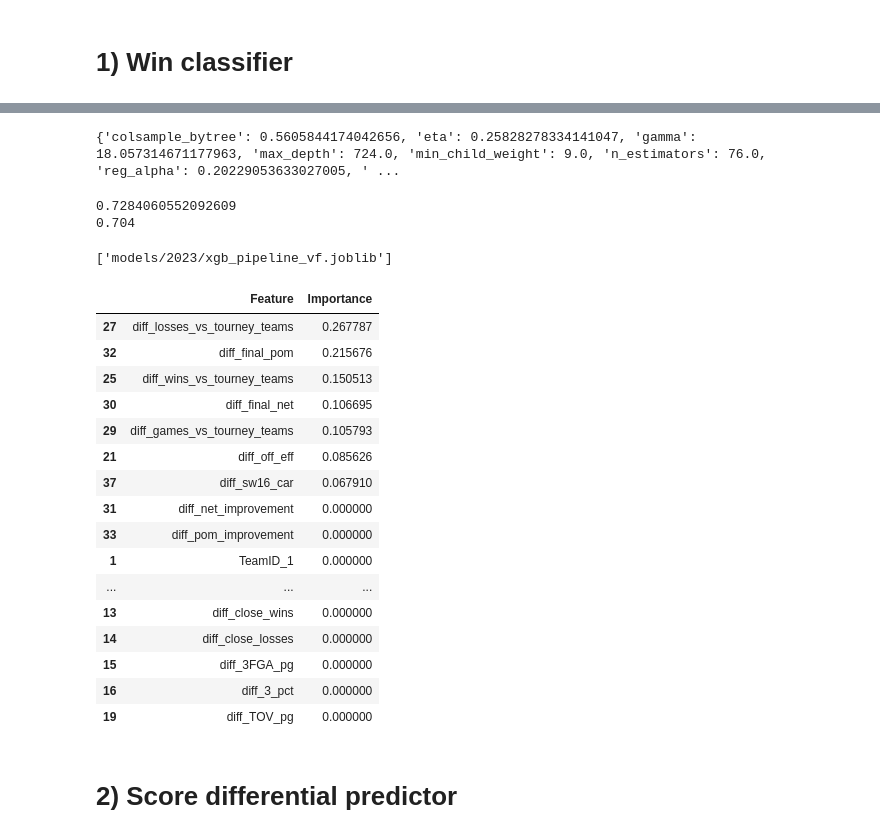
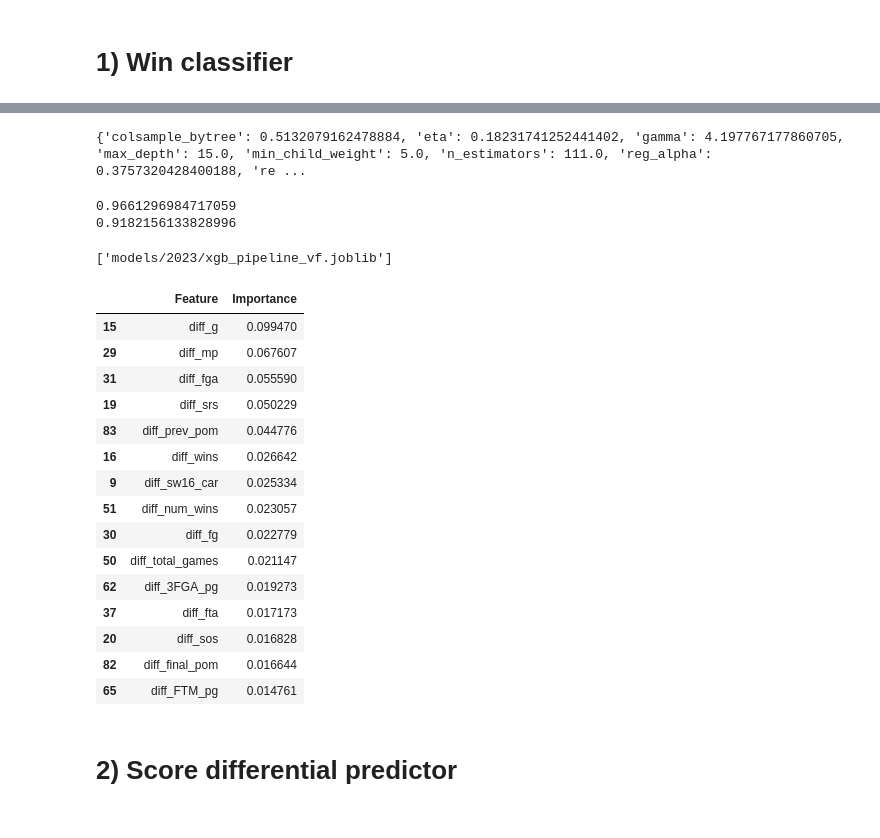
Before and after one commit to dylanfarrell/march-madness-bracket-prediction, a Jupyter notebook: modeling/head_to_head_modeling.ipynb, the cells around one changed output, grey strips where cells are left out. Cells and saved outputs as stored; diff of their text form; code cells hidden in the pictures.

```diff
--- a/modeling/head_to_head_modeling.ipynb
+++ b/modeling/head_to_head_modeling.ipynb
@@ -241,13 +34,12 @@ from sklearn.impute import SimpleImputer
 # %%
 ## read in the dataset
-df = pd.read_csv('data/2023/model_data/matchup_features.csv')
-# X = df[[x for x in df.columns if x not in ['t1_score_diff','Season','TeamID_1','TeamID_2','Seed_1','Seed_2']]]
-X = df[[x for x in df.columns if x != 't1_score_diff']]
-y = df['t1_score_diff'].map(lambda x: int(x>0))
+df = pd.read_csv('../data/2024/model_data/matchup_features.csv')
+X = df[[x for x in df.columns if x != 'diff_score']]
+y = df['diff_score'].map(lambda x: int(x>0))
 # train_test_split
 X_train, X_test, y_train, y_test = train_test_split(X, y, test_size=0.10, random_state=42)
 
-numerics = [x for x in df.columns if x not in ['t1_score_diff','Season','TeamID_1','TeamID_2','Seed_1','Seed_2']]
+numerics = [x for x in df.columns if x not in ['diff_score','Season','TeamID_1','TeamID_2','Seed_1','Seed_2'] and 'diff_' in x]
 
 numeric_transformer = Pipeline(steps=[
     ('imputer', SimpleImputer(strategy='mean')),
@@ -279,13 +71,13 @@ def gb_mse_cv(params, random_state=42):
     pipe = Pipeline([('preprocessor', preprocessor), ('model', model)])
 
     # and then conduct the cross validation with the same folds as before
-    score = -cross_val_score(pipe, X_train, y_train, cv=StratifiedKFold(3), scoring="accuracy").mean()
+    score = -cross_val_score(pipe, X_train, y_train, cv=StratifiedKFold(3), scoring="neg_log_loss").mean()
 
     return score
 # %%
 # possible values of parameters
 space={'n_estimators': hp.quniform('n_estimators', 64, 128, 1),
-       'max_depth' : hp.quniform('max_depth', 1, 1000, 1),
+       'max_depth' : hp.quniform('max_depth', 3, 20, 1),
        'min_child_weight': hp.quniform('min_child_weight', 1, 20, 1),
        'subsample': hp.uniform('subsample',0.5,1),
        'colsample_bytree': hp.uniform('colsample_bytree',0.5,1),
@@ -315,7 +107,7 @@ print(best)
 
 # print("Best MSE {:.3f} params {}".format( gb_mse_cv(best), best))
 # %% [output]
-{'colsample_bytree': 0.5605844174042656, 'eta': 0.25828278334141047, 'gamma': 18.057314671177963, 'max_depth': 724.0, 'min_child_weight': 9.0, 'n_estimators': 76.0, 'reg_alpha': 0.20229053633027005, ' ...
+{'colsample_bytree': 0.5132079162478884, 'eta': 0.18231741252441402, 'gamma': 4.197767177860705, 'max_depth': 15.0, 'min_child_weight': 5.0, 'n_estimators': 111.0, 'reg_alpha': 0.3757320428400188, 're ...
 # %%
 xgb_clf = XGBClassifier(
     verbosity=0,
@@ -336,6 +128,6 @@ pipe.fit(X_train, y_train)
 print(pipe.score(X_train,y_train))
 print(pipe.score(X_test,y_test))
 # %% [output]
-0.7284060552092609
-0.704
+0.9661296984717059
+0.9182156133828996
 # %%
@@ -343,29 +135,28 @@ joblib.dump(pipe, 'models/2023/xgb_pipeline_vf.joblib')
 # %% [output]
 ['models/2023/xgb_pipeline_vf.joblib']
 # %%
-feature_importance_df = pd.DataFrame(zip(X_train.columns,pipe['model'].feature_importances_),columns=['Feature','Importance'])
+feature_importance_df = pd.DataFrame(zip(numerics,pipe['model'].feature_importances_),columns=['Feature','Importance'])
 # %%
 feature_importance_df.sort_values(by='Importance',inplace=True,ascending=False)
 # %%
-feature_importance_df
+feature_importance_df.head(15)
 # %% [output]
 |  | Feature | Importance |
-| 27 | diff_losses_vs_tourney_teams | 0.267787 |
-| 32 | diff_final_pom | 0.215676 |
-| 25 | diff_wins_vs_tourney_teams | 0.150513 |
-| 30 | diff_final_net | 0.106695 |
-| 29 | diff_games_vs_tourney_teams | 0.105793 |
-| 21 | diff_off_eff | 0.085626 |
-| 37 | diff_sw16_car | 0.067910 |
-| 31 | diff_net_improvement | 0.000000 |
-| 33 | diff_pom_improvement | 0.000000 |
-| 1 | TeamID_1 | 0.000000 |
-| ... | ... | ... |
-| 13 | diff_close_wins | 0.000000 |
-| 14 | diff_close_losses | 0.000000 |
-| 15 | diff_3FGA_pg | 0.000000 |
-| 16 | diff_3_pct | 0.000000 |
-| 19 | diff_TOV_pg | 0.000000 |
+| 15 | diff_g | 0.099470 |
+| 29 | diff_mp | 0.067607 |
+| 31 | diff_fga | 0.055590 |
+| 19 | diff_srs | 0.050229 |
+| 83 | diff_prev_pom | 0.044776 |
+| 16 | diff_wins | 0.026642 |
+| 9 | diff_sw16_car | 0.025334 |
+| 51 | diff_num_wins | 0.023057 |
+| 30 | diff_fg | 0.022779 |
+| 50 | diff_total_games | 0.021147 |
+| 62 | diff_3FGA_pg | 0.019273 |
+| 37 | diff_fta | 0.017173 |
+| 20 | diff_sos | 0.016828 |
+| 82 | diff_final_pom | 0.016644 |
+| 65 | diff_FTM_pg | 0.014761 |
 # %% [markdown]
 # 2) Score differential predictor
 # %% [markdown]
```
Also changed, not shown: parts of 21 cells of this notebook, 1 other file.
